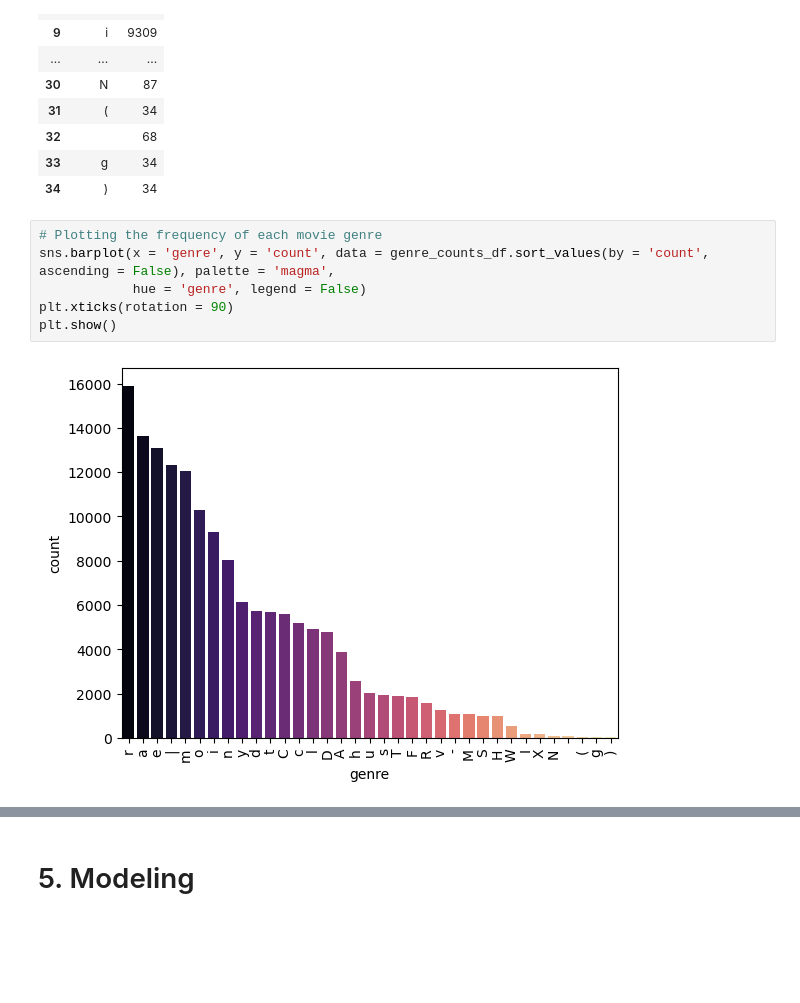
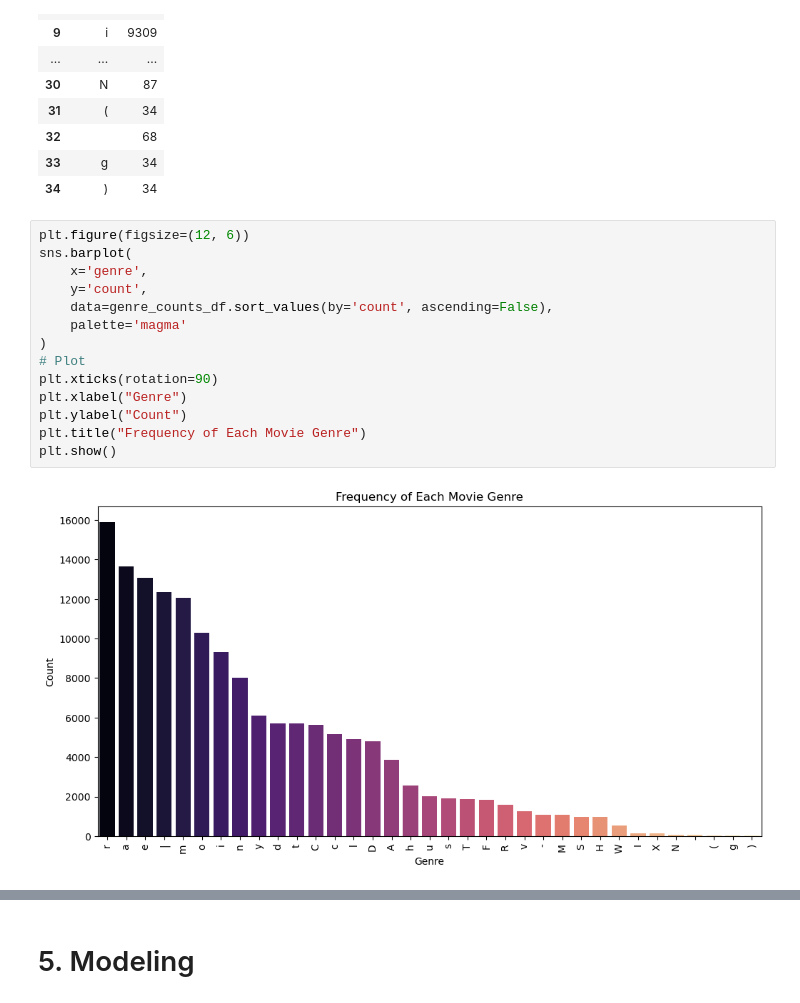
Before and after one commit to ivy-chelagat/Group-Ten, a Jupyter notebook: Recommender System .ipynb, the cells around one changed output, grey strips where cells are left out. Saved outputs shown, nothing was run; the diff lists cells and outputs as text; blank space fills up the shorter version.

```diff
--- a/Recommender System .ipynb
+++ b/Recommender System .ipynb
@@ -322,11 +329,19 @@ genre_counts_df
 | 33 | g | 34 |
 | 34 | ) | 34 |
 # %%
-# Plotting the frequency of each movie genre
-sns.barplot(x = 'genre', y = 'count', data = genre_counts_df.sort_values(by = 'count', ascending = False), palette = 'magma',
-            hue = 'genre', legend = False)
-plt.xticks(rotation = 90)
+plt.figure(figsize=(12, 6))
+sns.barplot(
+    x='genre',
+    y='count',
+    data=genre_counts_df.sort_values(by='count', ascending=False),
+    palette='magma'
+)
+# Plot
+plt.xticks(rotation=90)
+plt.xlabel("Genre")
+plt.ylabel("Count")
+plt.title("Frequency of Each Movie Genre")
 plt.show()
 # %% [output]
-[figure, old version]
+[figure, new version]
 # %%
```
Also changed, not shown: parts of 15 cells of this notebook.
